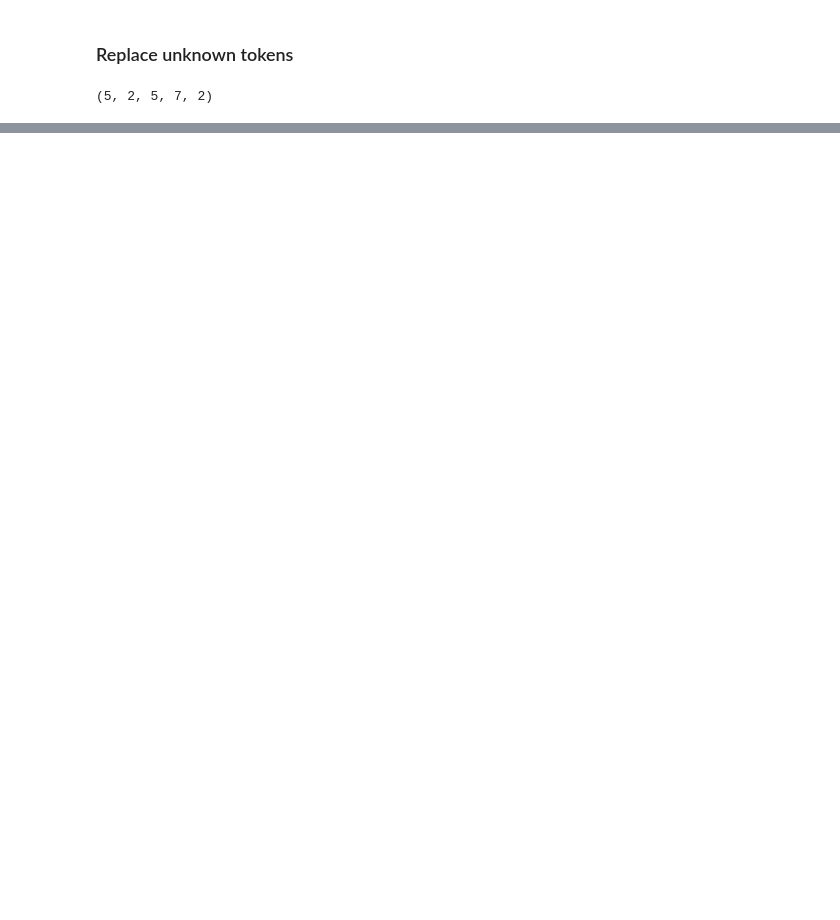
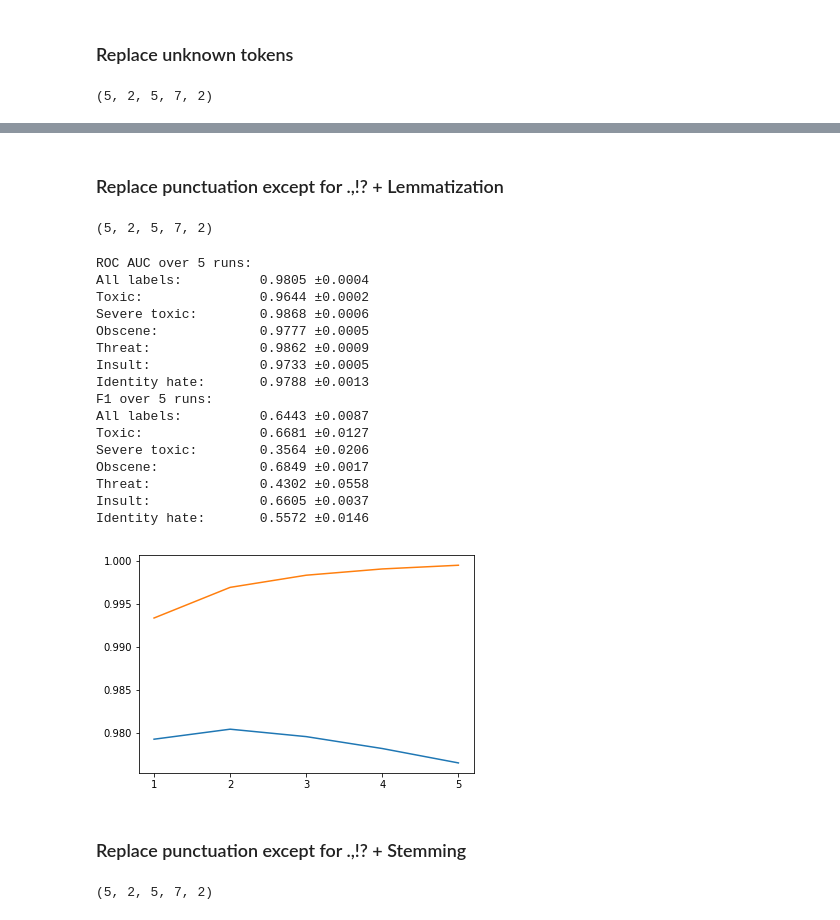
Before and after one commit to kogelnikp/toxic-comment-experiments, a Jupyter notebook: visualize_results.ipynb, the cells around one changed output, grey strips where cells are left out. Drawn from its saved outputs; the diff is of its cells as text; code cells hidden in the pictures; blank space fills up the shorter version.

```diff
--- a/visualize_results.ipynb
+++ b/visualize_results.ipynb
@@ -385 +415,36 @@ Identity hate:       0.0000 ±0.0000
 [figure]
+# %% [markdown]
+### Replace punctuation except for .,!? + Lemmatization
+# %%
+ep8_scores = np.load('data/scores/preprocessing/e8_scores_1547583857.9355667.npy')
+ep8_scores.shape
+# %% [output]
+(5, 2, 5, 7, 2)
+# %%
+calculated_all_metrics(ep8_scores)
+plot_learningcurve(ep8_scores, Labels.ALL, Metrics.ROC_AUC)
+# %% [output]
+ROC AUC over 5 runs:
+All labels:          0.9805 ±0.0004
+Toxic:               0.9644 ±0.0002
+Severe toxic:        0.9868 ±0.0006
+Obscene:             0.9777 ±0.0005
+Threat:              0.9862 ±0.0009
+Insult:              0.9733 ±0.0005
+Identity hate:       0.9788 ±0.0013
+F1 over 5 runs:
+All labels:          0.6443 ±0.0087
+Toxic:               0.6681 ±0.0127
+Severe toxic:        0.3564 ±0.0206
+Obscene:             0.6849 ±0.0017
+Threat:              0.4302 ±0.0558
+Insult:              0.6605 ±0.0037
+Identity hate:       0.5572 ±0.0146
+[figure, added]
+# %% [markdown]
+### Replace punctuation except for .,!? + Stemming
+# %%
+ep9_scores = np.load('data/scores/preprocessing/e9_scores_1547548853.502363.npy')
+ep9_scores.shape
+# %% [output]
+(5, 2, 5, 7, 2)
```
Also changed, not shown: parts of 20 cells of this notebook, 11 other files.
